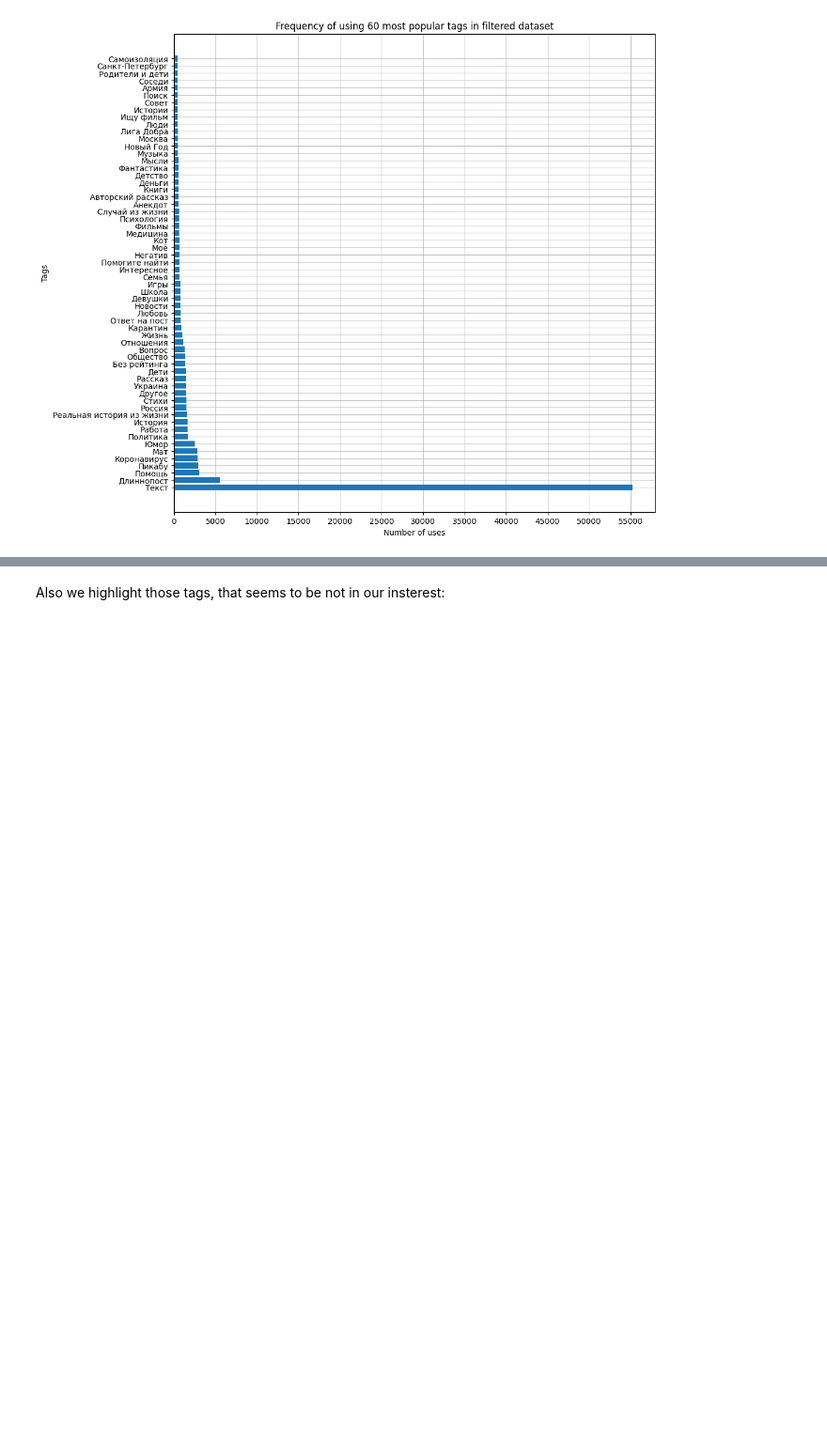
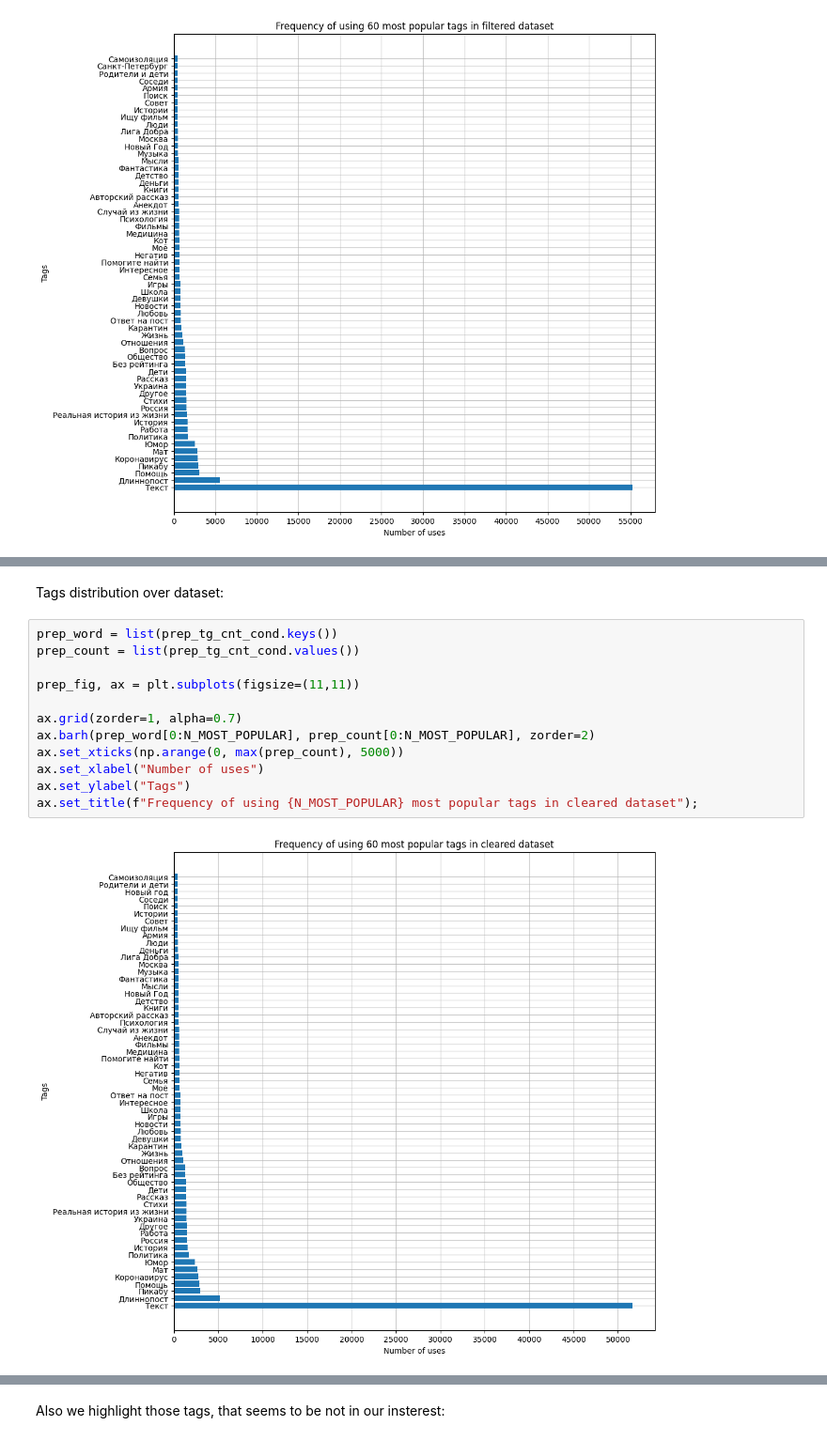
Before and after one commit to zhursvlevy/PostProcessor, a Jupyter notebook: notebooks/topic tagging/1. Dataset_tag_analysis.ipynb, the cells around one changed output, grey strips where cells are left out. Shown at 94% size. Saved outputs shown, nothing was run; the diff lists cells and outputs as text; blank space fills up the shorter version.

```diff
--- a/notebooks/topic tagging/1. Dataset_tag_analysis.ipynb
+++ b/notebooks/topic tagging/1. Dataset_tag_analysis.ipynb
@@ -196 +230,17 @@ ax.set_title(f"Frequency of using {N_MOST_POPULAR} most popular tags in filtered
+# %% [markdown]
+Tags distribution over dataset:
+# %%
+prep_word = list(prep_tg_cnt_cond.keys())
+prep_count = list(prep_tg_cnt_cond.values())
+
+prep_fig, ax = plt.subplots(figsize=(11,11))
+
+ax.grid(zorder=1, alpha=0.7)
+ax.barh(prep_word[0:N_MOST_POPULAR], prep_count[0:N_MOST_POPULAR], zorder=2)
+ax.set_xticks(np.arange(0, max(prep_count), 5000))
+ax.set_xlabel("Number of uses")
+ax.set_ylabel("Tags")
+ax.set_title(f"Frequency of using {N_MOST_POPULAR} most popular tags in cleared dataset");
+# %% [output]
+[figure, added]
 # %% [markdown]
```
Also changed, not shown: parts of 14 cells of this notebook.
